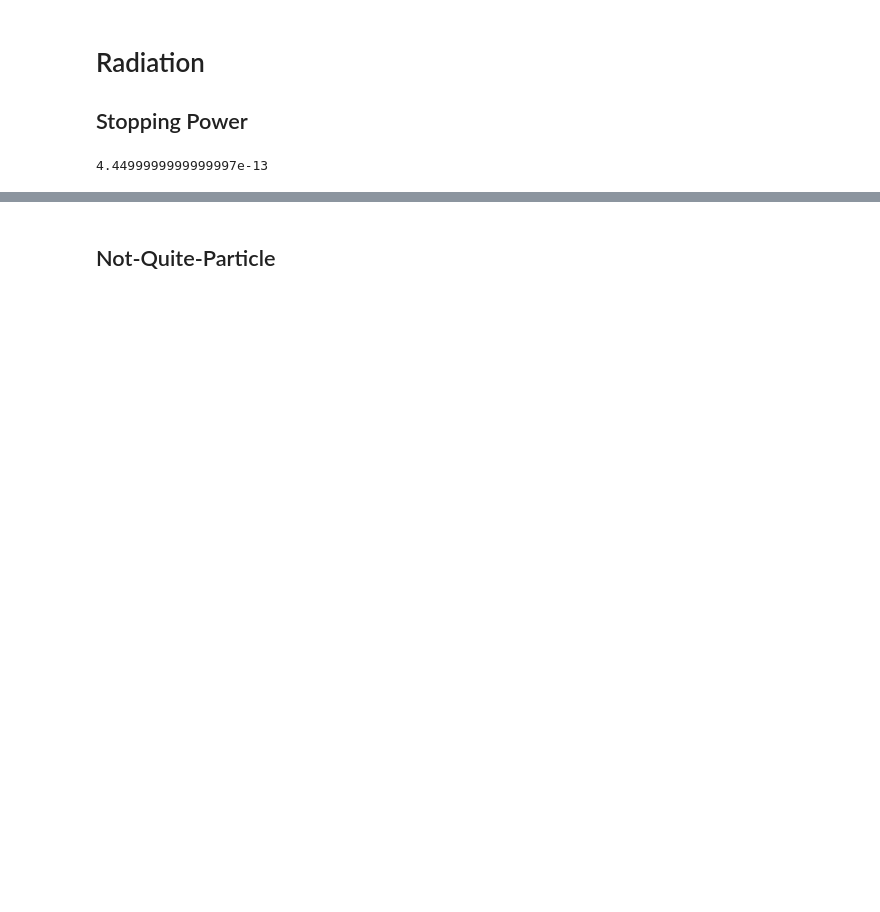
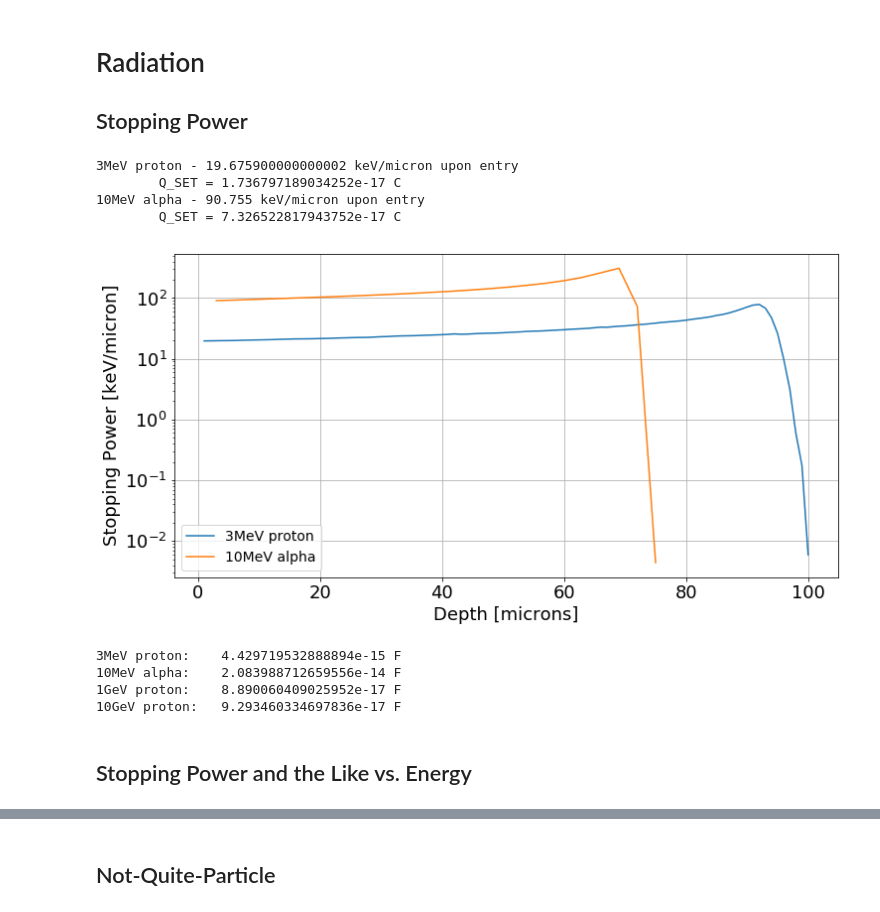
Before and after one commit to iiSmiley/span-ion-code, a Jupyter notebook: scratchpad_ll.ipynb, the cells around one changed output, grey strips where cells are left out. Saved outputs shown, nothing was run; the diff lists cells and outputs as text; code cells hidden in the pictures; blank space fills up the shorter version.

```diff
--- a/scratchpad_ll.ipynb
+++ b/scratchpad_ll.ipynb
@@ -4,6 +4,9 @@ import matplotlib.pyplot as plt
 from matplotlib import rc, rcParams
 import scipy as sp
 from scipy import interpolate, signal
+from scipy.stats import moyal
+from scipy.interpolate import UnivariateSpline
+from scipy.optimize import curve_fit
 import random
 import pandas as pd
 import warnings
@@ -13,6 +16,9 @@ from oneshot import *
 from radiation import *
 import matplotlib
 import csv
+from pprint import pprint
+
+q = 1.602e-19 # C/electron
 
 %matplotlib inline
 # %%
@@ -97,52 +194,81 @@ ax.set_xlim(xlim);
 <h1>Radiation</h1>
 <h2>Stopping Power</h2>
 # %%
-file_names = ['../data/srim/IONIZ_H3MeV_Si.csv',
-              '../data/srim/IONIZ_He10MeV_Si.csv',
-              '../data/srim/IONIZ_Si10MeV_Si.csv',
-              '../data/srim/IONIZ_H1GeV_Si.csv',
-              '../data/srim/IONIZ_H10GeV_Si.csv']
+file_names = ['../data/srim/IONIZ_H3MeV_Si_v2.csv',
+              '../data/srim/IONIZ_He10MeV_Si.csv',]
+# #               '../data/srim/IONIZ_Si10MeV_Si.csv',
+#               '../data/srim/IONIZ_H1GeV_Si.csv',
+#               '../data/srim/IONIZ_H10GeV_Si.csv']
 labels = ['3MeV proton',
-          '10MeV alpha',
-          '10MeV Si',
-          '1GeV proton',
-          '10GeV proton']
+          '10MeV alpha',]
+#           '10MeV Si',
+#           '1GeV proton',
+#           '10GeV proton']
 figsize = (12, 6)
+x_qdepth = 20 # Charge collection depth in um
+E_ion = 3.6 # Energy in eV required to generate an electron hole pair
+v_SET_max = 1.8/2**9
 
 # Plotting
 fig, ax = plt.subplots(figsize=figsize)
+
+q_SET_vec = []
 
 # Parse data
 for idx, fname in enumerate(file_names):
     data = pd.read_csv(fname)
     depth = list(data['Target Depth']) # Angstroms
     i_by_i = list(data['Ionization by Ions']) # eV/(Angstrom-Ion)
     i_by_r = list(data['Ionization by Recoils']) # eV/(Angstrom-Ion)
 
-    depth = [int(round(d * 1e-4)) for d in depth] # Microns
+    depth = [(d * 1e-4) for d in depth] # Microns
     i_by_i = [x*1e4/1e3 for x in i_by_i] # keV/(um-ion)
 
     depth_nozero = []
     i_by_i_nozero = []
 
     for i, ions in enumerate(i_by_i):
         if ions > 0:
             depth_nozero.append(depth[i])
             i_by_i_nozero.append(ions)
 
-    print(f"{labels[idx]} - {i_by_i_nozero[0]} keV/micron")
+    print(f"{labels[idx]} - {i_by_i_nozero[0]} keV/micron upon entry")
 
     ax.semilogy(depth_nozero, i_by_i_nozero, label=labels[idx])
+#     print(depth_nozero)
+
+    # Estimate number of generated ehp in the charge collecting region
+    spl = UnivariateSpline(depth_nozero, i_by_i_nozero)
+
+    E_qdepth = spl.integral(0, x_qdepth)
+    ehp_qdepth = E_qdepth / E_ion
+    q_qdepth = ehp_qdepth * q
+    q_SET_vec.append(q_qdepth)
+    print(f'\tQ_SET = {q_qdepth} C')
 
 ax.set_ylabel('Stopping Power [keV/micron]')
 ax.set_xlabel('Depth [microns]')
 ax.legend()
 ax.grid(True)
+# %% [output]
+3MeV proton - 19.675900000000002 keV/micron upon entry
+        Q_SET = 1.736797189034252e-17 C
+10MeV alpha - 90.755 keV/micron upon entry
+        Q_SET = 7.326522817943752e-17 C
+[figure, added]
+# %%
+for i, particle in enumerate(labels):
+    q_SET = q_SET_vec[i]
+    c_min = q_SET/v_SET_max
+    print(f'{particle}:\t{c_min} F')
+# %% [output]
+3MeV proton:    4.429719532888894e-15 F
+10MeV alpha:    2.083988712659556e-14 F
+1GeV proton:    8.890060409025952e-17 F
+10GeV proton:   9.293460334697836e-17 F
 # %%
 E_particle = 10e6 # eV
 num_ehp = E_particle/3.6
 Q_SET = num_ehp * q
-# %%
-Q_SET
-# %% [output]
-4.4499999999999997e-13
+# %% [markdown]
+<h2>Stopping Power and the Like vs. Energy</h2>
```
Also changed, not shown: parts of 34 cells of this notebook, 15 other files.
